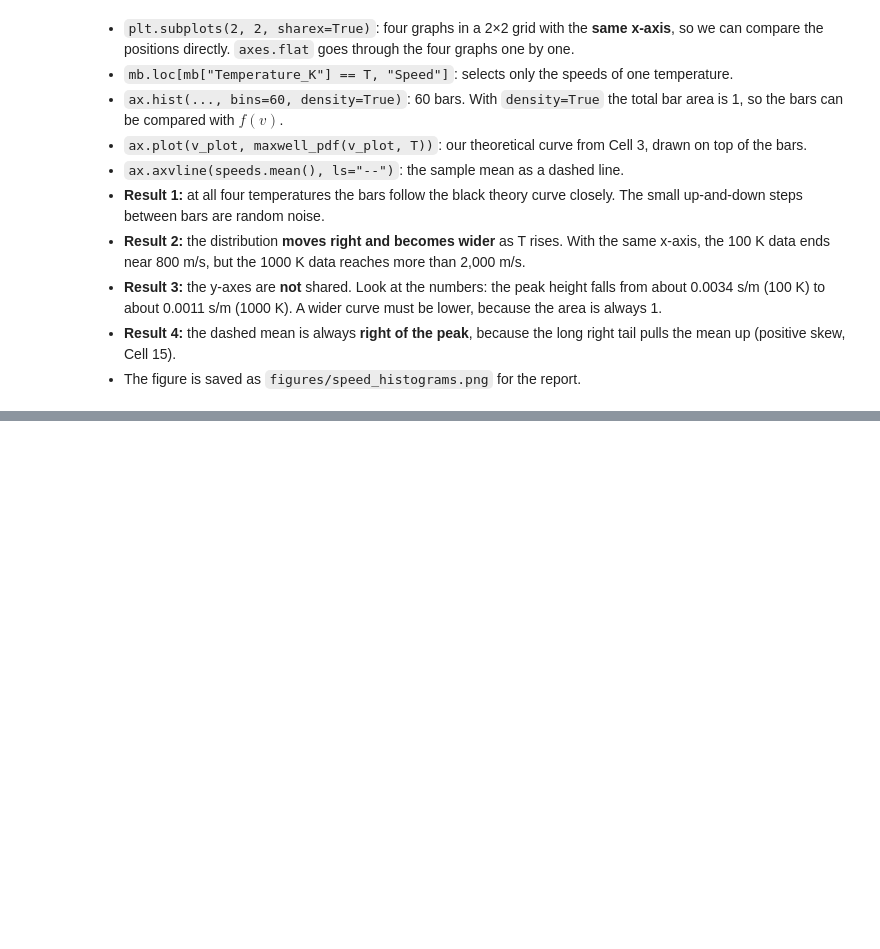
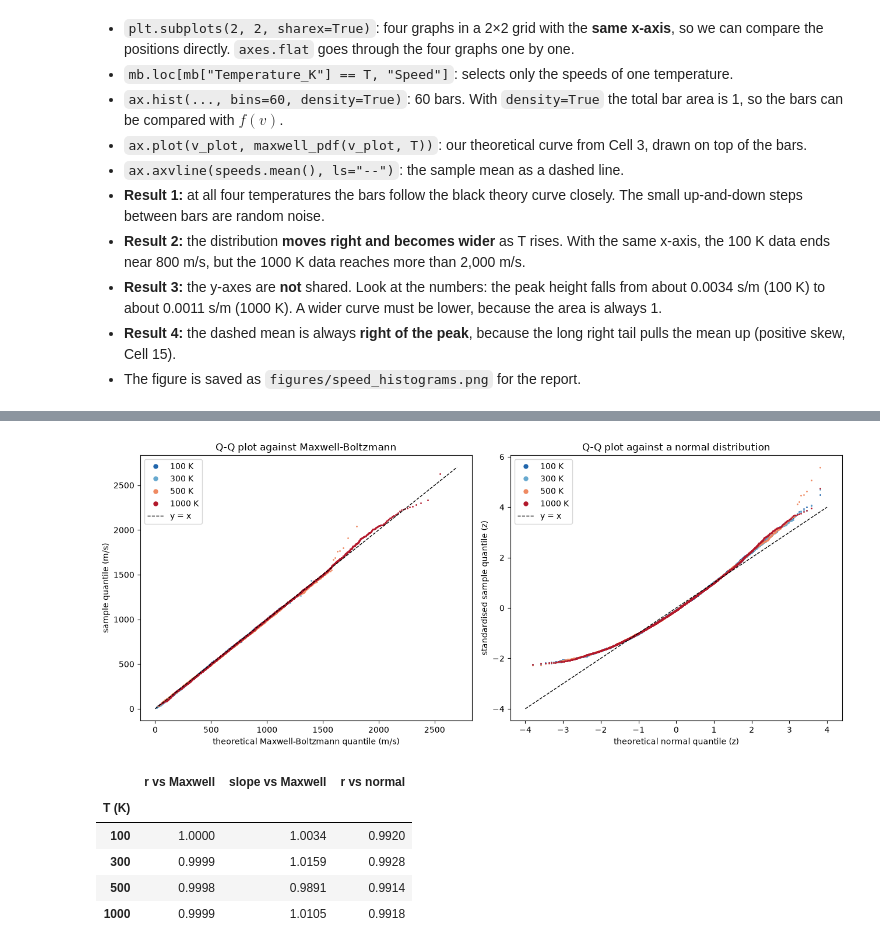
Before and after one commit to 2026023DataAnalysis/Strategy_thinking, a Jupyter notebook: Fluid Data Analytic.ipynb, the cells around one changed output, grey strips where cells are left out. Cells and saved outputs as stored; diff of their text form; code cells hidden in the pictures; blank space fills up the shorter version.

```diff
--- a/Fluid Data Analytic.ipynb
+++ b/Fluid Data Analytic.ipynb
@@ -773,0 +940,44 @@ plt.show()
+# %%
+fig, axes = plt.subplots(1, 2, figsize=(13, 5.5))
+rows = []
+
+for T in TEMPERATURES:
+    speeds = mb.loc[mb["Temperature_K"] == T, "Speed"]
+
+    (q_theory, q_sample), (slope, intercept, r) = stats.probplot(
+        speeds, sparams=(0, maxwell_scale(T)), dist=stats.maxwell)
+    axes[0].plot(q_theory, q_sample, ".", ms=2, color=TEMP_COLORS[T], label=f"{T} K")
+
+    (q_norm, q_sample_n), (_, _, r_norm) = stats.probplot(speeds, dist="norm")
+    z_sample = (q_sample_n - speeds.mean()) / speeds.std()   # standardised, so all T share one axis
+    axes[1].plot(q_norm, z_sample, ".", ms=2, color=TEMP_COLORS[T], label=f"{T} K")
+
+    rows.append({"T (K)": T, "r vs Maxwell": r, "slope vs Maxwell": slope, "r vs normal": r_norm})
+
+lim = [0, 2700]
+axes[0].plot(lim, lim, "k--", lw=1, label="y = x")
+axes[0].set_xlabel("theoretical Maxwell-Boltzmann quantile (m/s)")
+axes[0].set_ylabel("sample quantile (m/s)")
+axes[0].set_title("Q-Q plot against Maxwell-Boltzmann")
+
+axes[1].plot([-4, 4], [-4, 4], "k--", lw=1, label="y = x")
+axes[1].set_xlabel("theoretical normal quantile (z)")
+axes[1].set_ylabel("standardised sample quantile (z)")
+axes[1].set_title("Q-Q plot against a normal distribution")
+
+for ax in axes:
+    ax.legend(markerscale=5)
+
+plt.tight_layout()
+plt.savefig("figures/qq_plots.png", dpi=200)
+plt.show()
+
+pd.DataFrame(rows).set_index("T (K)").round(4)
+# %% [output]
+[figure, added]
+|  | r vs Maxwell | slope vs Maxwell | r vs normal |
+| T (K) |  |  |  |
+| 100 | 1.0000 | 1.0034 | 0.9920 |
+| 300 | 0.9999 | 1.0159 | 0.9928 |
+| 500 | 0.9998 | 0.9891 | 0.9914 |
+| 1000 | 0.9999 | 1.0105 | 0.9918 |
```
Also changed, not shown: parts of 14 cells of this notebook, 5 other files.
